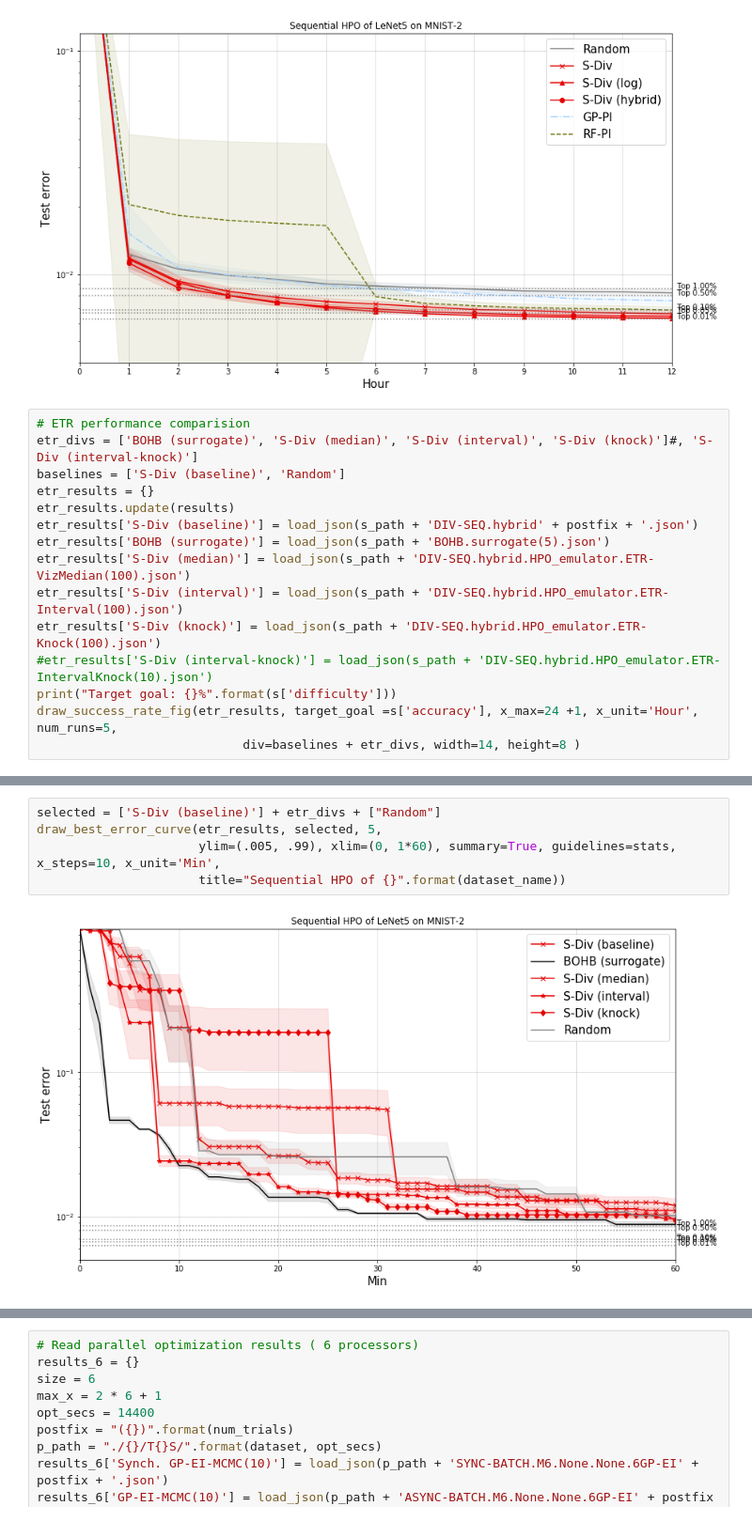
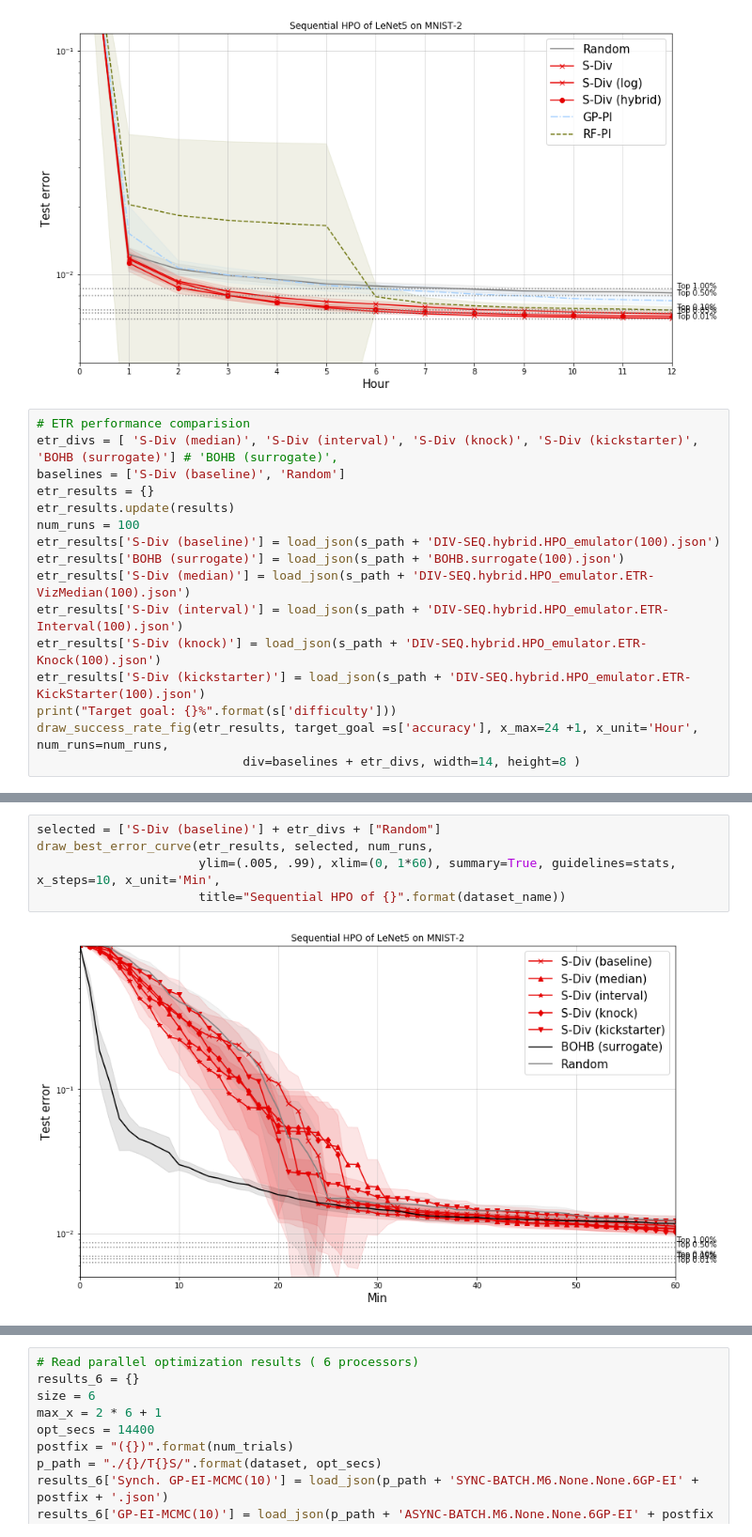
Before and after one commit to yongjinkim49/ecml, a Jupyter notebook: results/[ICML19] MINST-LeNet5(2) performance evaluation.ipynb, the cells around one changed output, grey strips where cells are left out. Shown at 94% size. Drawn from its saved outputs; the diff is of its cells as text.

Commit message:
update for re-run kickstarter

```diff
--- a/results/[ICML19] MINST-LeNet5(2) performance evaluation.ipynb
+++ b/results/[ICML19] MINST-LeNet5(2) performance evaluation.ipynb
@@ -85,18 +85,19 @@ draw_best_error_curve(results, selected, 100, x_unit="Hour",
 [figure]
 # %%
 # ETR performance comparision
-etr_divs = ['BOHB (surrogate)', 'S-Div (median)', 'S-Div (interval)', 'S-Div (knock)']#, 'S-Div (interval-knock)']
+etr_divs = [ 'S-Div (median)', 'S-Div (interval)', 'S-Div (knock)', 'S-Div (kickstarter)', 'BOHB (surrogate)'] # 'BOHB (surrogate)',
 baselines = ['S-Div (baseline)', 'Random']
 etr_results = {}
 etr_results.update(results)
-etr_results['S-Div (baseline)'] = load_json(s_path + 'DIV-SEQ.hybrid' + postfix + '.json')
-etr_results['BOHB (surrogate)'] = load_json(s_path + 'BOHB.surrogate(5).json')
+num_runs = 100
+etr_results['S-Div (baseline)'] = load_json(s_path + 'DIV-SEQ.hybrid.HPO_emulator(100).json')
+etr_results['BOHB (surrogate)'] = load_json(s_path + 'BOHB.surrogate(100).json')
 etr_results['S-Div (median)'] = load_json(s_path + 'DIV-SEQ.hybrid.HPO_emulator.ETR-VizMedian(100).json')
 etr_results['S-Div (interval)'] = load_json(s_path + 'DIV-SEQ.hybrid.HPO_emulator.ETR-Interval(100).json')
 etr_results['S-Div (knock)'] = load_json(s_path + 'DIV-SEQ.hybrid.HPO_emulator.ETR-Knock(100).json')
-#etr_results['S-Div (interval-knock)'] = load_json(s_path + 'DIV-SEQ.hybrid.HPO_emulator.ETR-IntervalKnock(10).json')
+etr_results['S-Div (kickstarter)'] = load_json(s_path + 'DIV-SEQ.hybrid.HPO_emulator.ETR-KickStarter(100).json')
 print("Target goal: {}%".format(s['difficulty']))
-draw_success_rate_fig(etr_results, target_goal =s['accuracy'], x_max=24 +1, x_unit='Hour', num_runs=5,
+draw_success_rate_fig(etr_results, target_goal =s['accuracy'], x_max=24 +1, x_unit='Hour', num_runs=num_runs,
                             div=baselines + etr_divs, width=14, height=8 )
 # %% [output]
 Target goal: 0.05%
@@ -137,8 +132,8 @@ draw_best_error_curve(etr_results, selected, 5,
 # %%
 selected = ['S-Div (baseline)'] + etr_divs + ["Random"]
-draw_best_error_curve(etr_results, selected, 5,
+draw_best_error_curve(etr_results, selected, num_runs,
                       ylim=(.005, .99), xlim=(0, 1*60), summary=True, guidelines=stats, x_steps=10, x_unit='Min',
                       title="Sequential HPO of {}".format(dataset_name))
 # %% [output]
-[figure, old version]
+[figure, new version]
 # %%
```
Also changed, not shown: parts of 9 cells of this notebook, 14 other files.
